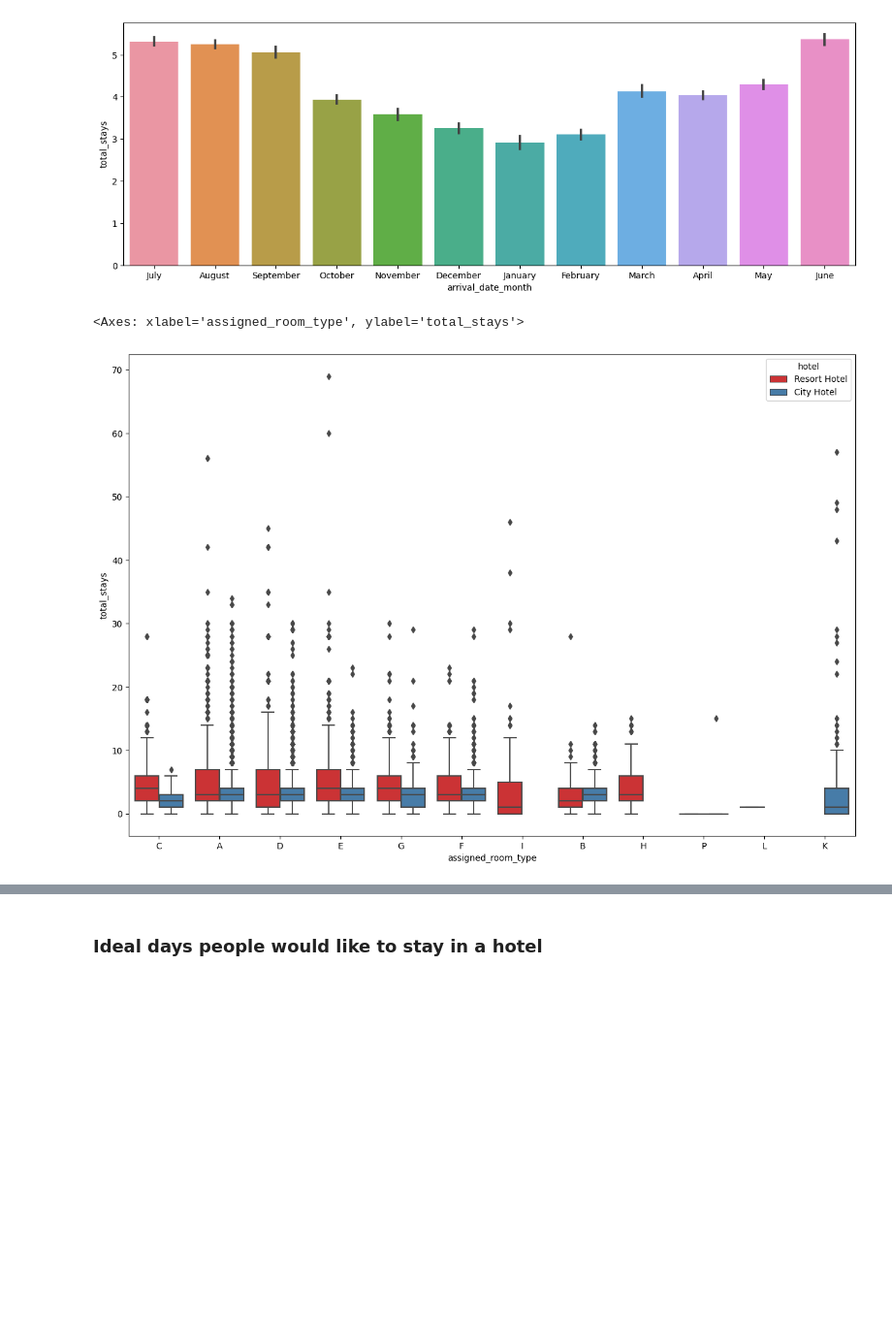
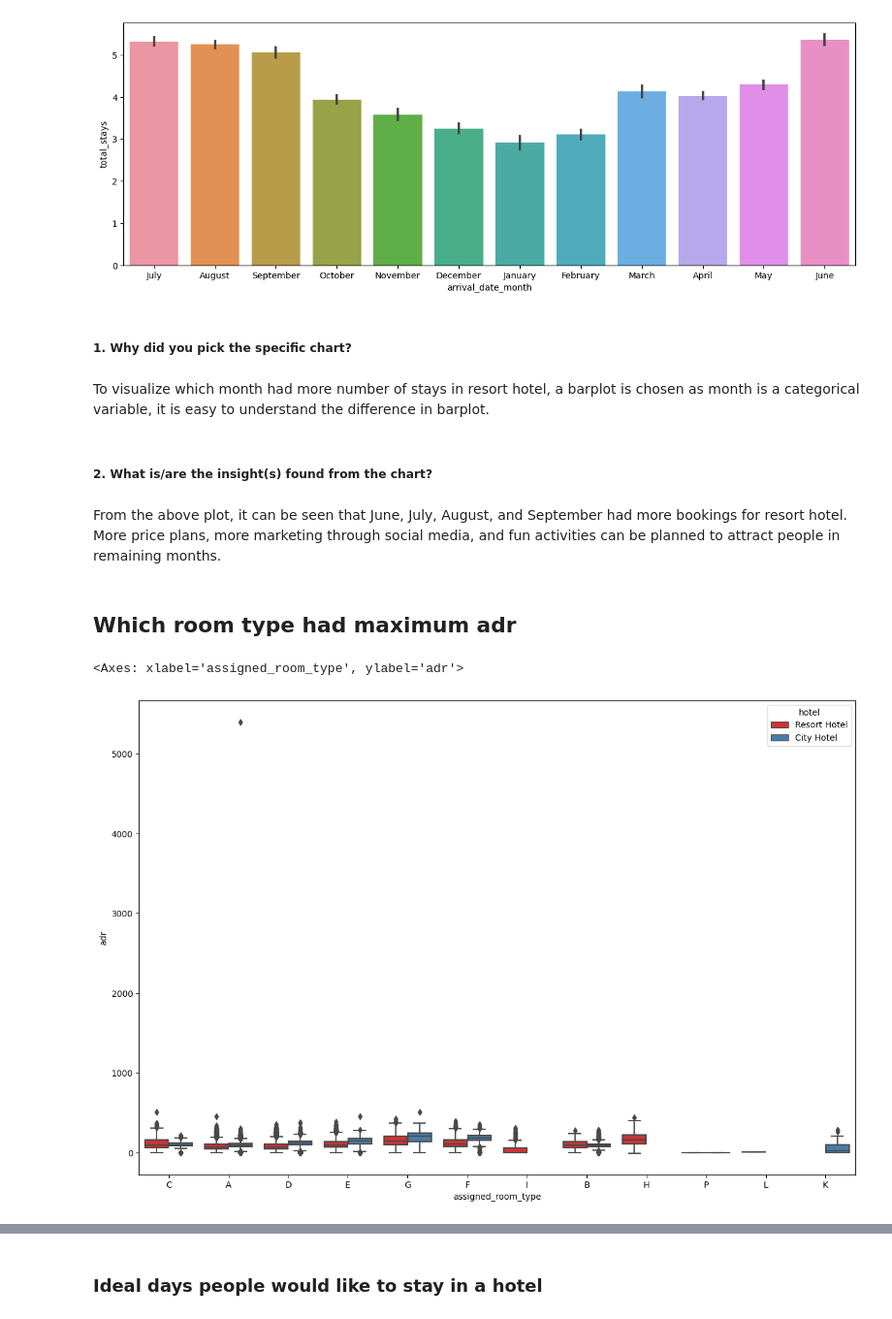
Before and after one commit to Lasya-1408/Almabetter-Hotel-booking-EDA, a Jupyter notebook: Hotel_Booking_EDA.ipynb, the cells around one changed output, grey strips where cells are left out. Shown at 97% size. Cells and saved outputs as stored; diff of their text form; code cells hidden in the pictures; blank space fills up the shorter version.

```diff
--- a/Hotel_Booking_EDA.ipynb
+++ b/Hotel_Booking_EDA.ipynb
@@ -692,9 +722,19 @@ plt.xticks(rotation='horizontal')
   Text(10, 0, 'May'),
   Text(11, 0, 'June')])
 [figure]
+# %% [markdown]
+##### 1. Why did you pick the specific chart?
+# %% [markdown]
+To visualize which month had more number of stays in resort hotel, a barplot is chosen as month is a categorical variable, it is easy to understand the difference in barplot.
+# %% [markdown]
+##### 2. What is/are the insight(s) found from the chart?
+# %% [markdown]
+From the above plot, it can be seen that June, July, August, and September had more bookings for resort hotel. More price plans, more marketing through social media, and fun activities can be planned to attract people in remaining months.
+# %% [markdown]
+## Which room type had maximum adr
 # %%
 plt.figure(figsize=(15,10))
-sns.boxplot(x=df_new['assigned_room_type'], y=df_new['total_stays'], data = df_new, hue = "hotel", palette = 'Set1')
+sns.boxplot(x=df_new['assigned_room_type'], y=df_new['adr'], data = df_new, hue = "hotel", palette = 'Set1')
 # %% [output]
-<Axes: xlabel='assigned_room_type', ylabel='total_stays'>
+<Axes: xlabel='assigned_room_type', ylabel='adr'>
-[figure, old version]
+[figure, new version]
```
Also changed, not shown: parts of 50 cells of this notebook.
